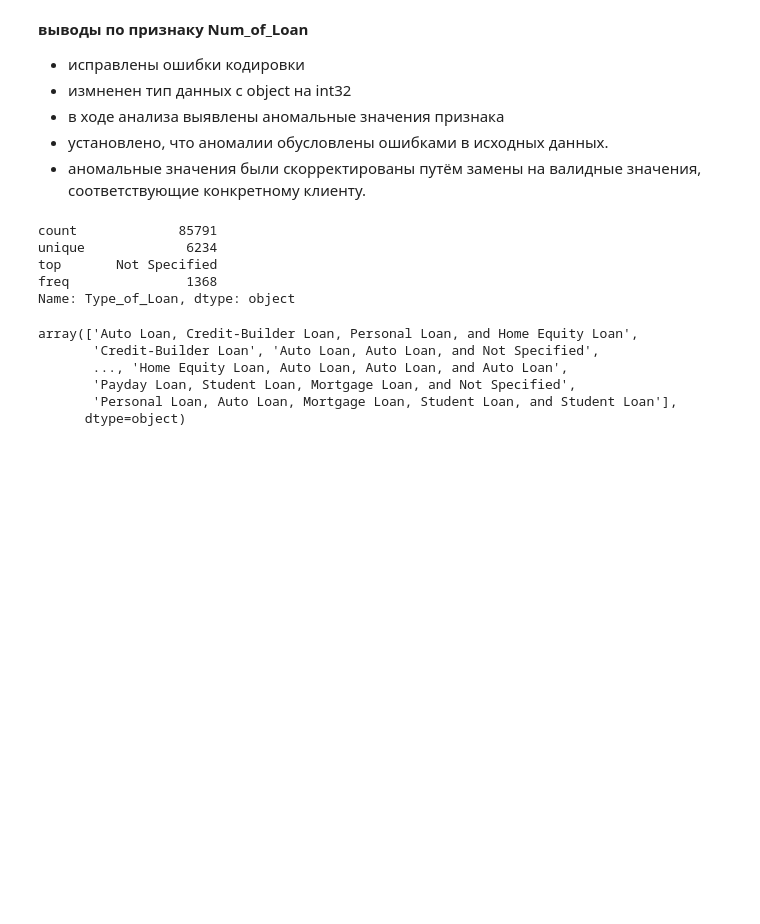
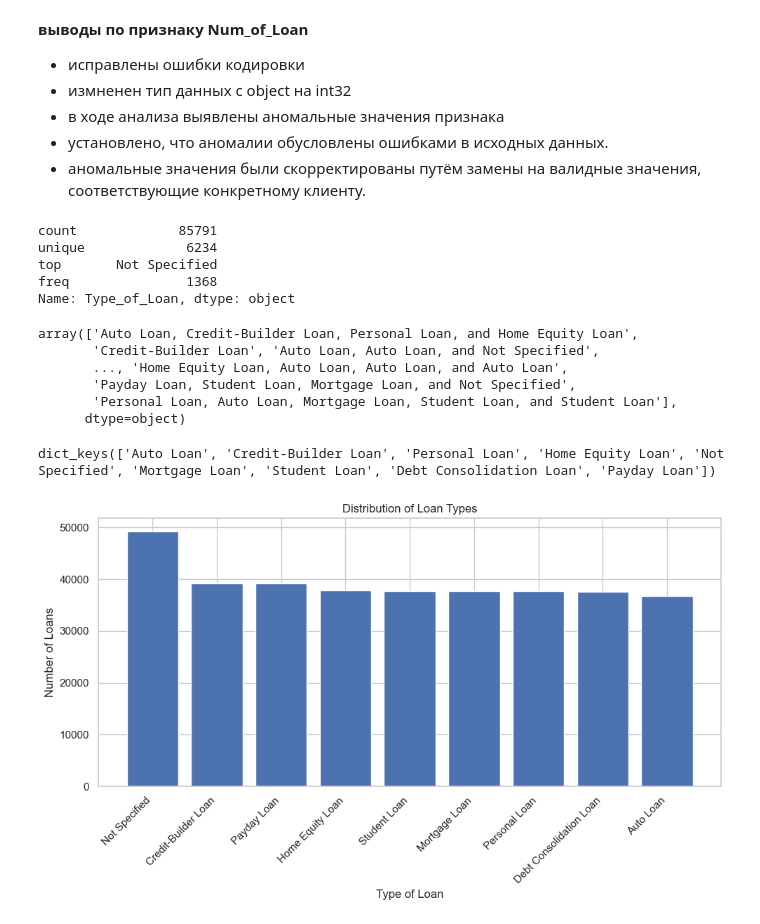
Before and after one commit to Lotra2005/Data-analysis-projects, a Jupyter notebook: Credit scoring EDA/notebooks/Credit score.ipynb, the cells around one changed output. Saved outputs shown, nothing was run; the diff lists cells and outputs as text; code cells hidden in the pictures; blank space fills up the shorter version.

Commit message:
type of loan analysis

```diff
--- a/Credit scoring EDA/notebooks/Credit score.ipynb
+++ b/Credit scoring EDA/notebooks/Credit score.ipynb
@@ -1427,3 +1428,41 @@ array(['Auto Loan, Credit-Builder Loan, Personal Loan, and Home Equity Loan',
        'Payday Loan, Student Loan, Mortgage Loan, and Not Specified',
        'Personal Loan, Auto Loan, Mortgage Loan, Student Loan, and Student Loan'],
       dtype=object)
+# %%
+credit_df['Type_of_Loan'] = (
+    credit_df['Type_of_Loan']
+    .fillna('Not Specified')
+    .str.replace(' and ', ', ', regex=False)
+    .str.split(',')
+    .apply(lambda x: [i.strip() for i in x if i.strip()])
+)
+# %%
+all_loans = []
+
+for index, row in credit_df.iterrows():
+    loans = row['Type_of_Loan']
+
+    for loan in loans:
+        all_loans.append(loan.strip())
+# %%
+loan_counts = Counter(all_loans)
+print(loan_counts.keys())
+# %% [output]
+dict_keys(['Auto Loan', 'Credit-Builder Loan', 'Personal Loan', 'Home Equity Loan', 'Not Specified', 'Mortgage Loan', 'Student Loan', 'Debt Consolidation Loan', 'Payday Loan'])
+# %%
+loan_counts_sorted = dict(
+    sorted(loan_counts.items(), key=lambda x: x[1], reverse=True)
+)
+
+plt.figure(figsize=(10, 6))
+plt.bar(loan_counts_sorted.keys(), loan_counts_sorted.values())
+
+plt.xticks(rotation=45, ha='right')
+plt.xlabel('Type of Loan')
+plt.ylabel('Number of Loans')
+plt.title('Distribution of Loan Types')
+
+plt.tight_layout()
+plt.show()
+# %% [output]
+[figure, added]
```
Also changed, not shown: parts of 2 cells of this notebook.
